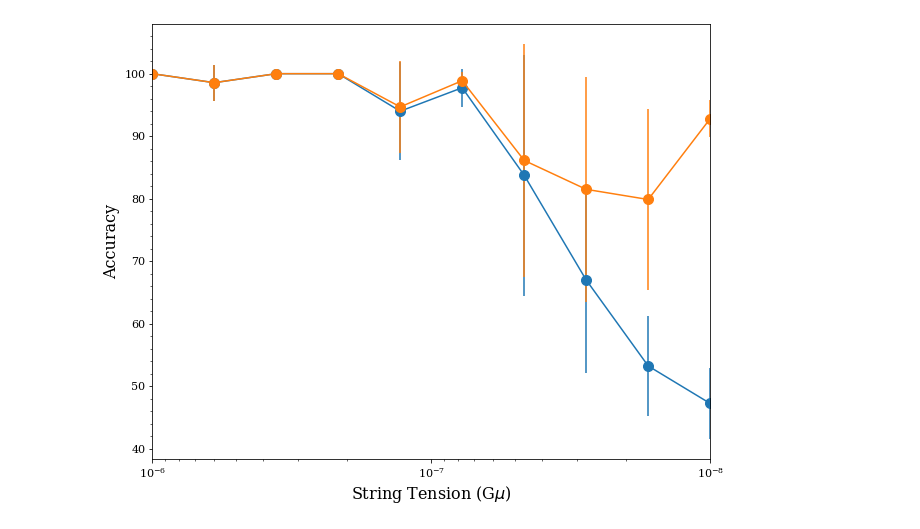
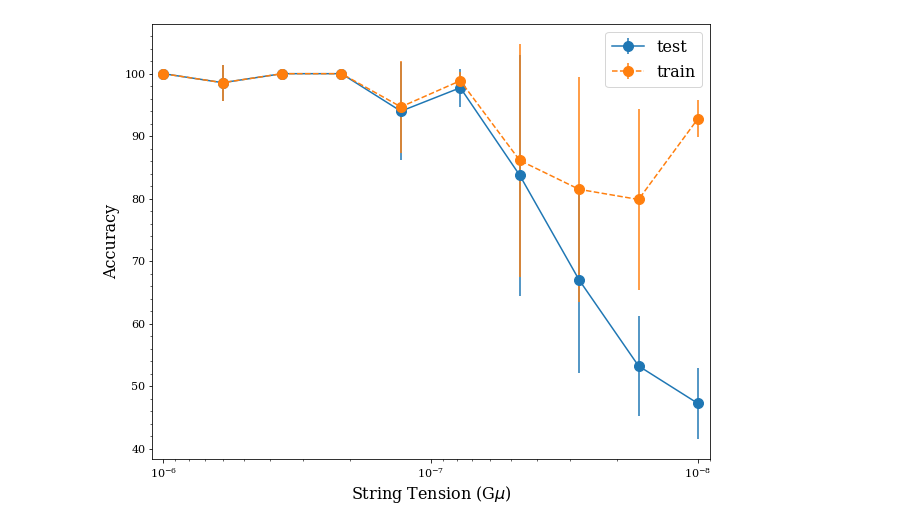
Before and after one commit to 2lambda123/CosmicStrings, a Jupyter notebook: code/results_acc_vs_tension.ipynb, the cells around one changed output. Cells and saved outputs as stored; diff of their text form; code cells hidden in the pictures.

```diff
--- a/code/results_acc_vs_tension.ipynb
+++ b/code/results_acc_vs_tension.ipynb
@@ -13,16 +15,17 @@ yerr_acc_train = [0,2.87, 0, 0, 7.36, 1.3778, 18.64, 17.975, 14.449, 2.9115]
 # %%
 plt.rc('font', family='serif', size=16)
 plt.rc('xtick', labelsize='x-small')
 plt.rc('ytick', labelsize='x-small')
 
 plt.figure(figsize = (10,8))
 plt.errorbar(x, y_acc_test, yerr=yerr_acc_test, marker='o', markersize=10, label='test')
-plt.errorbar(x, y_acc_train, yerr=yerr_acc_train, marker='o', markersize=10, label='train')
+plt.errorbar(x, y_acc_train, yerr=yerr_acc_train, marker='o',  linestyle='dashed', markersize=10, label='train')
 plt.xscale('log')
 plt.xlabel('String Tension (G$\mu$)')
 plt.ylabel('Accuracy')
-plt.xlim(max(x),min(x))
+plt.xlim(1.1*max(x),0.9*min(x))
+plt.legend()
 plt.minorticks_on()
-#plt.savefig('../figures/acc_vs_tension.eps')
+plt.savefig('../figures/acc_vs_tension.jpg')
 # %% [output]
-[figure, old version]
+[figure, new version]
```
Also changed, not shown: parts of 1 cell of this notebook, 18 other files.
